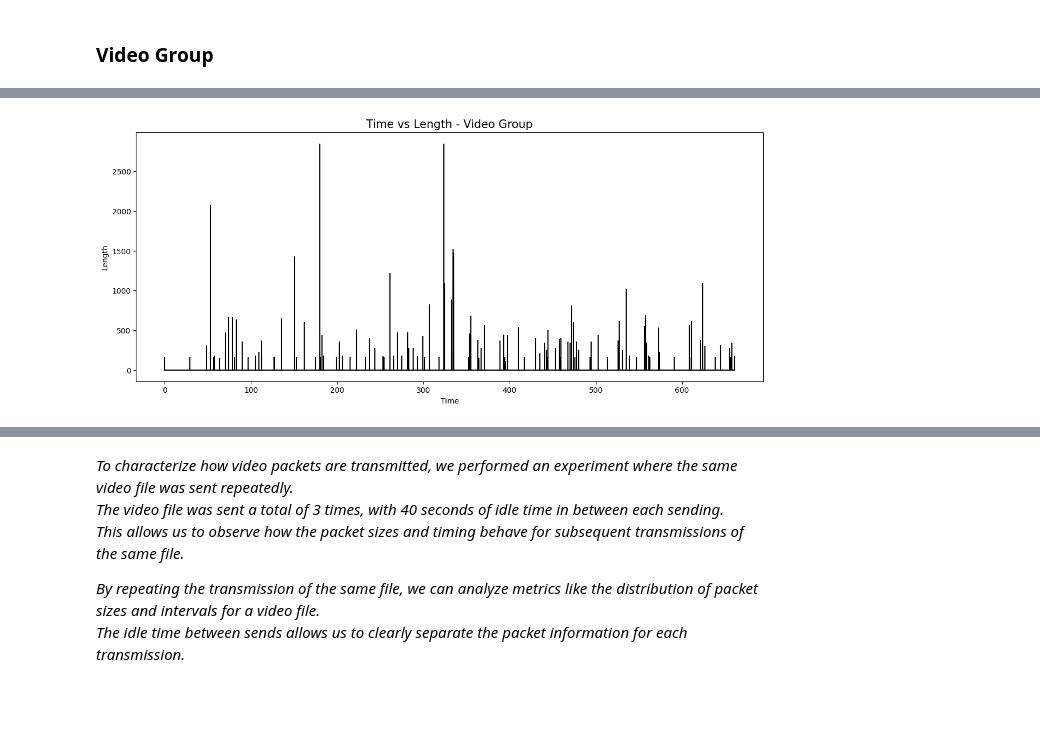
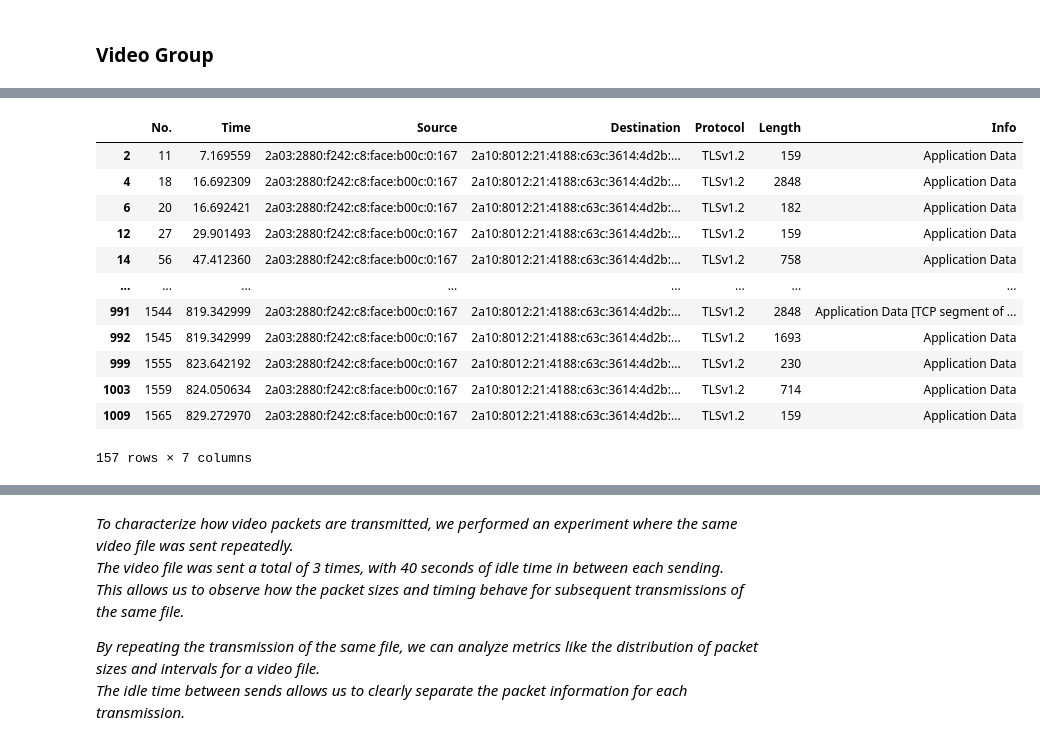
Before and after one commit to NoaAmichai/Computer_networks_final_project, a Jupyter notebook: src/project.ipynb, the cells around one changed output, grey strips where cells are left out. Saved outputs shown, nothing was run; the diff lists cells and outputs as text; code cells hidden in the pictures; blank space fills up the shorter version.

```diff
--- a/src/project.ipynb
+++ b/src/project.ipynb
@@ -287,4 +265,22 @@ video_data
-# %%
-plot_graph(video_data,'Time vs Length - Video Group')
-# %% [output]
-[figure, removed]
+# %%
+video_data = pd.read_csv("../resources/Video Group/video_data.csv", encoding='latin-1')
+
+video_data = video_data[video_data['Protocol'].str.contains('TLS')]
+
+video_data = filter_data_by_ip(video_data, '2a03:2880:f242:c8:face:b00c:0:167','2a10:8012:21:4188:c63c:3614:4d2b:1483')
+
+video_data
+# %% [output]
+|  | No. | Time | Source | Destination | Protocol | Length | Info |
+| 2 | 11 | 7.169559 | 2a03:2880:f242:c8:face:b00c:0:167 | 2a10:8012:21:4188:c63c:3614:4d2b:... | TLSv1.2 | 159 | Application Data |
+| 4 | 18 | 16.692309 | 2a03:2880:f242:c8:face:b00c:0:167 | 2a10:8012:21:4188:c63c:3614:4d2b:... | TLSv1.2 | 2848 | Application Data |
+| 6 | 20 | 16.692421 | 2a03:2880:f242:c8:face:b00c:0:167 | 2a10:8012:21:4188:c63c:3614:4d2b:... | TLSv1.2 | 182 | Application Data |
+| 12 | 27 | 29.901493 | 2a03:2880:f242:c8:face:b00c:0:167 | 2a10:8012:21:4188:c63c:3614:4d2b:... | TLSv1.2 | 159 | Application Data |
+| 14 | 56 | 47.412360 | 2a03:2880:f242:c8:face:b00c:0:167 | 2a10:8012:21:4188:c63c:3614:4d2b:... | TLSv1.2 | 758 | Application Data |
+| ... | ... | ... | ... | ... | ... | ... | ... |
+| 991 | 1544 | 819.342999 | 2a03:2880:f242:c8:face:b00c:0:167 | 2a10:8012:21:4188:c63c:3614:4d2b:... | TLSv1.2 | 2848 | Application Data [TCP segment of ... |
+| 992 | 1545 | 819.342999 | 2a03:2880:f242:c8:face:b00c:0:167 | 2a10:8012:21:4188:c63c:3614:4d2b:... | TLSv1.2 | 1693 | Application Data |
+| 999 | 1555 | 823.642192 | 2a03:2880:f242:c8:face:b00c:0:167 | 2a10:8012:21:4188:c63c:3614:4d2b:... | TLSv1.2 | 230 | Application Data |
+| 1003 | 1559 | 824.050634 | 2a03:2880:f242:c8:face:b00c:0:167 | 2a10:8012:21:4188:c63c:3614:4d2b:... | TLSv1.2 | 714 | Application Data |
+| 1009 | 1565 | 829.272970 | 2a03:2880:f242:c8:face:b00c:0:167 | 2a10:8012:21:4188:c63c:3614:4d2b:... | TLSv1.2 | 159 | Application Data |
+157 rows × 7 columns
```
Also changed, not shown: parts of 9 cells of this notebook, 7 other files.
